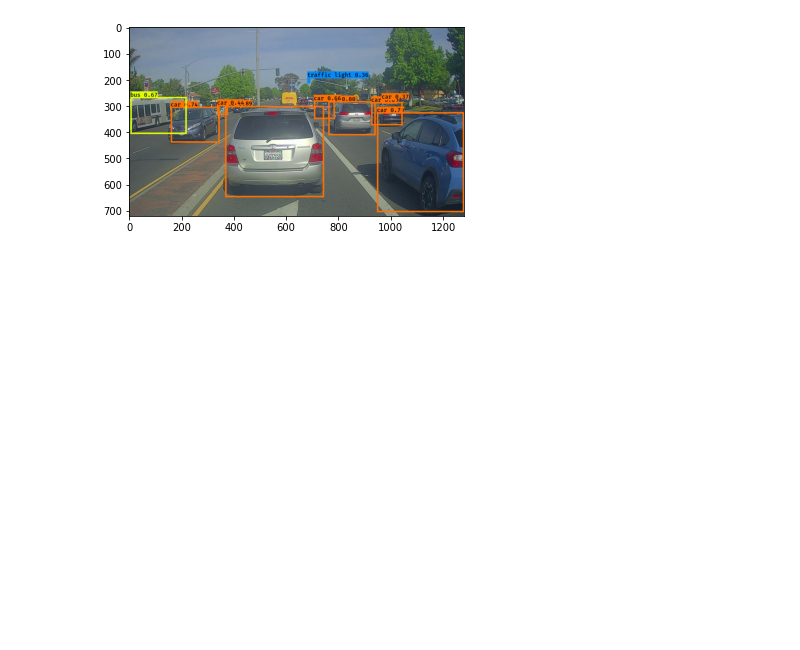
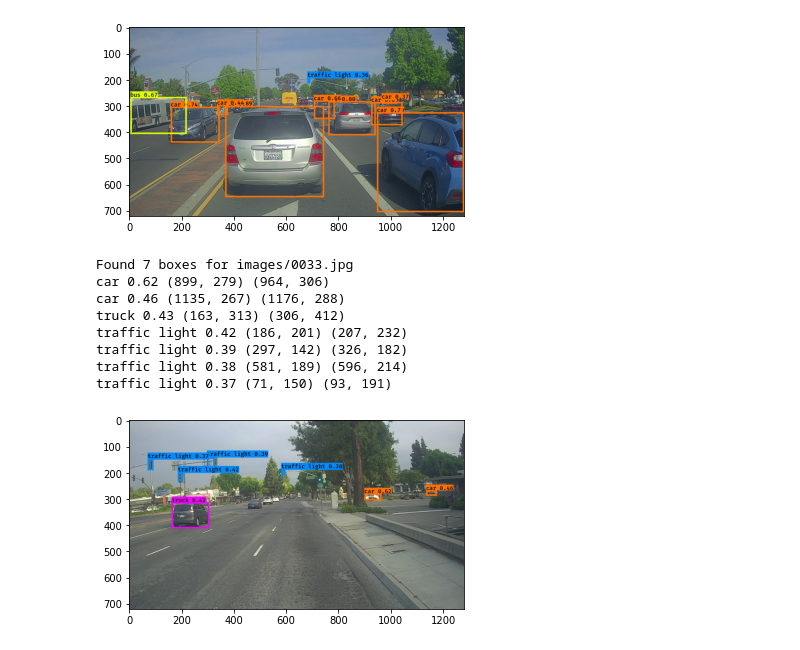
Before and after one commit to MosarrofSakib/Car-Detection-With-YOLO-Model, a Jupyter notebook: Car_detection_with_YOLO.ipynb, the cells around one changed output. Saved outputs shown, nothing was run; the diff lists cells and outputs as text; code cells hidden in the pictures; blank space fills up the shorter version.

```diff
--- a/Car_detection_with_YOLO.ipynb
+++ b/Car_detection_with_YOLO.ipynb
@@ -243,3 +241,15 @@ car 0.44 (336, 296) (378, 335)
 car 0.37 (965, 273) (1022, 292)
 traffic light 0.36 (681, 195) (692, 214)
 [figure]
+# %%
+out_scores, out_boxes, out_classes = predict("0033.jpg")
+# %% [output]
+Found 7 boxes for images/0033.jpg
+car 0.62 (899, 279) (964, 306)
+car 0.46 (1135, 267) (1176, 288)
+truck 0.43 (163, 313) (306, 412)
+traffic light 0.42 (186, 201) (207, 232)
+traffic light 0.39 (297, 142) (326, 182)
+traffic light 0.38 (581, 189) (596, 214)
+traffic light 0.37 (71, 150) (93, 191)
+[figure, added]
```
Also changed, not shown: parts of 1 cell of this notebook.
